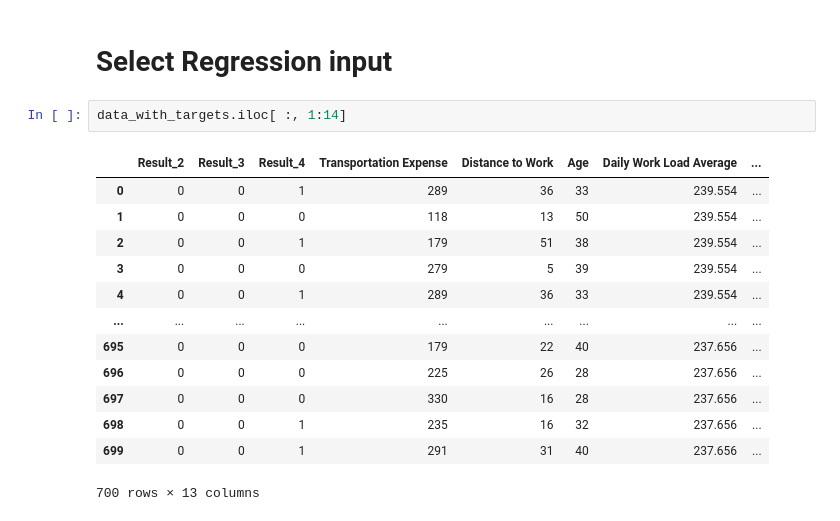
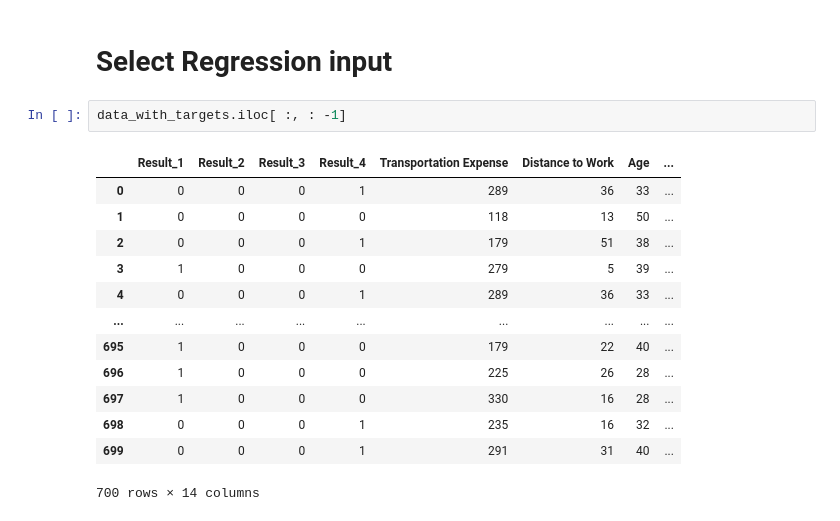
Before and after one commit to Est1y/Abscenteeism_Check, a Jupyter notebook: Absceetism_MAchineLearning.ipynb, the cells around one changed output. Drawn from its saved outputs; the diff is of its cells as text.

Commit message:
Summary_table

```diff
--- a/Absceetism_MAchineLearning.ipynb
+++ b/Absceetism_MAchineLearning.ipynb
@@ -86,18 +87,18 @@ False
 # %% [markdown]
 # Select Regression input
 # %%
-data_with_targets.iloc[ :, 1:14]
+data_with_targets.iloc[ :, : -1]
 # %% [output]
-|  | Result_2 | Result_3 | Result_4 | Transportation Expense | Distance to Work | Age | Daily Work Load Average | ... |
-| 0 | 0 | 0 | 1 | 289 | 36 | 33 | 239.554 | ... |
-| 1 | 0 | 0 | 0 | 118 | 13 | 50 | 239.554 | ... |
-| 2 | 0 | 0 | 1 | 179 | 51 | 38 | 239.554 | ... |
-| 3 | 0 | 0 | 0 | 279 | 5 | 39 | 239.554 | ... |
-| 4 | 0 | 0 | 1 | 289 | 36 | 33 | 239.554 | ... |
+|  | Result_1 | Result_2 | Result_3 | Result_4 | Transportation Expense | Distance to Work | Age | ... |
+| 0 | 0 | 0 | 0 | 1 | 289 | 36 | 33 | ... |
+| 1 | 0 | 0 | 0 | 0 | 118 | 13 | 50 | ... |
+| 2 | 0 | 0 | 0 | 1 | 179 | 51 | 38 | ... |
+| 3 | 1 | 0 | 0 | 0 | 279 | 5 | 39 | ... |
+| 4 | 0 | 0 | 0 | 1 | 289 | 36 | 33 | ... |
 | ... | ... | ... | ... | ... | ... | ... | ... | ... |
-| 695 | 0 | 0 | 0 | 179 | 22 | 40 | 237.656 | ... |
-| 696 | 0 | 0 | 0 | 225 | 26 | 28 | 237.656 | ... |
-| 697 | 0 | 0 | 0 | 330 | 16 | 28 | 237.656 | ... |
-| 698 | 0 | 0 | 1 | 235 | 16 | 32 | 237.656 | ... |
-| 699 | 0 | 0 | 1 | 291 | 31 | 40 | 237.656 | ... |
+| 695 | 1 | 0 | 0 | 0 | 179 | 22 | 40 | ... |
+| 696 | 1 | 0 | 0 | 0 | 225 | 26 | 28 | ... |
+| 697 | 1 | 0 | 0 | 0 | 330 | 16 | 28 | ... |
+| 698 | 0 | 0 | 0 | 1 | 235 | 16 | 32 | ... |
+| 699 | 0 | 0 | 0 | 1 | 291 | 31 | 40 | ... |
-700 rows × 13 columns
+700 rows × 14 columns
```
Also changed, not shown: parts of 39 cells of this notebook.
